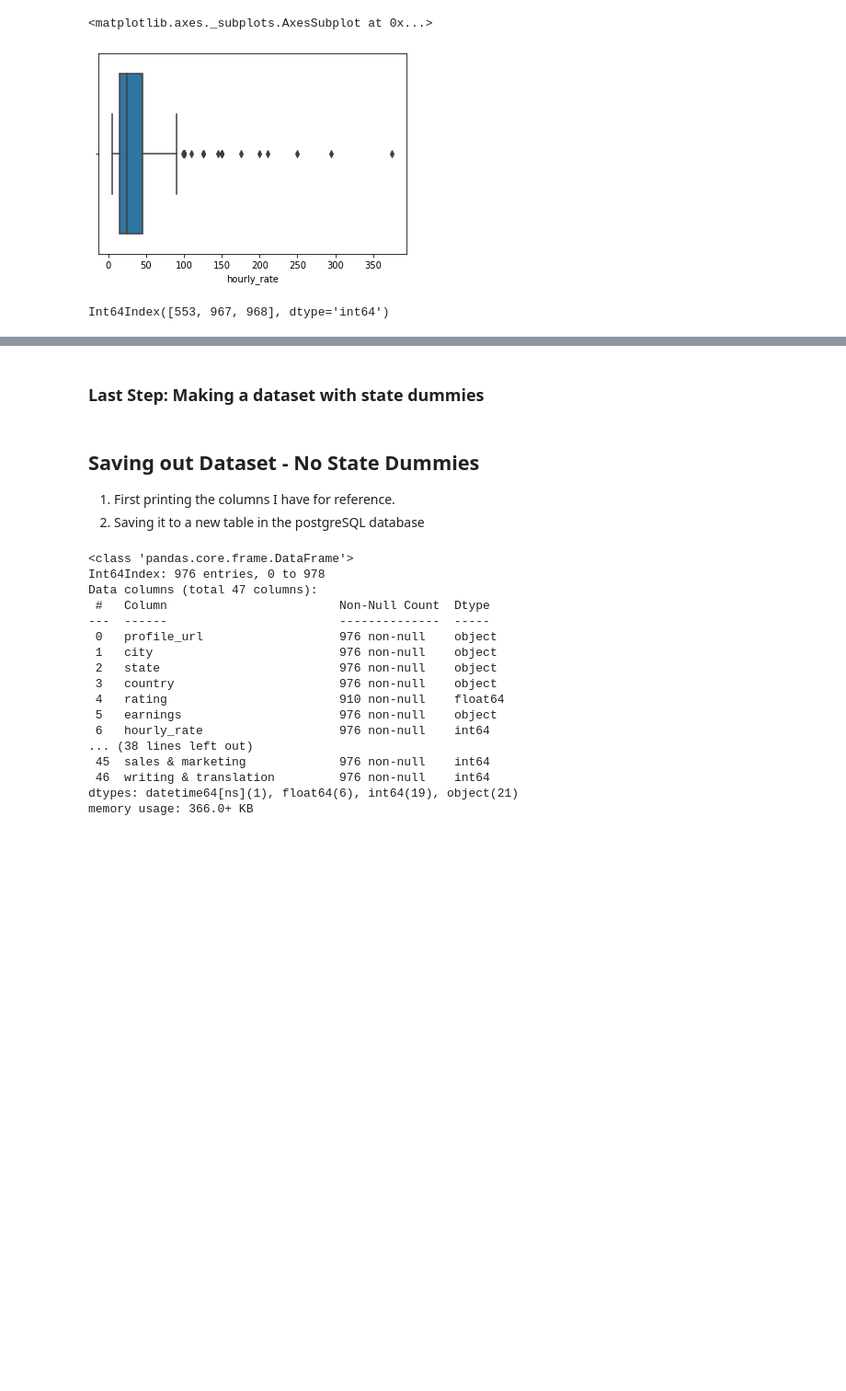
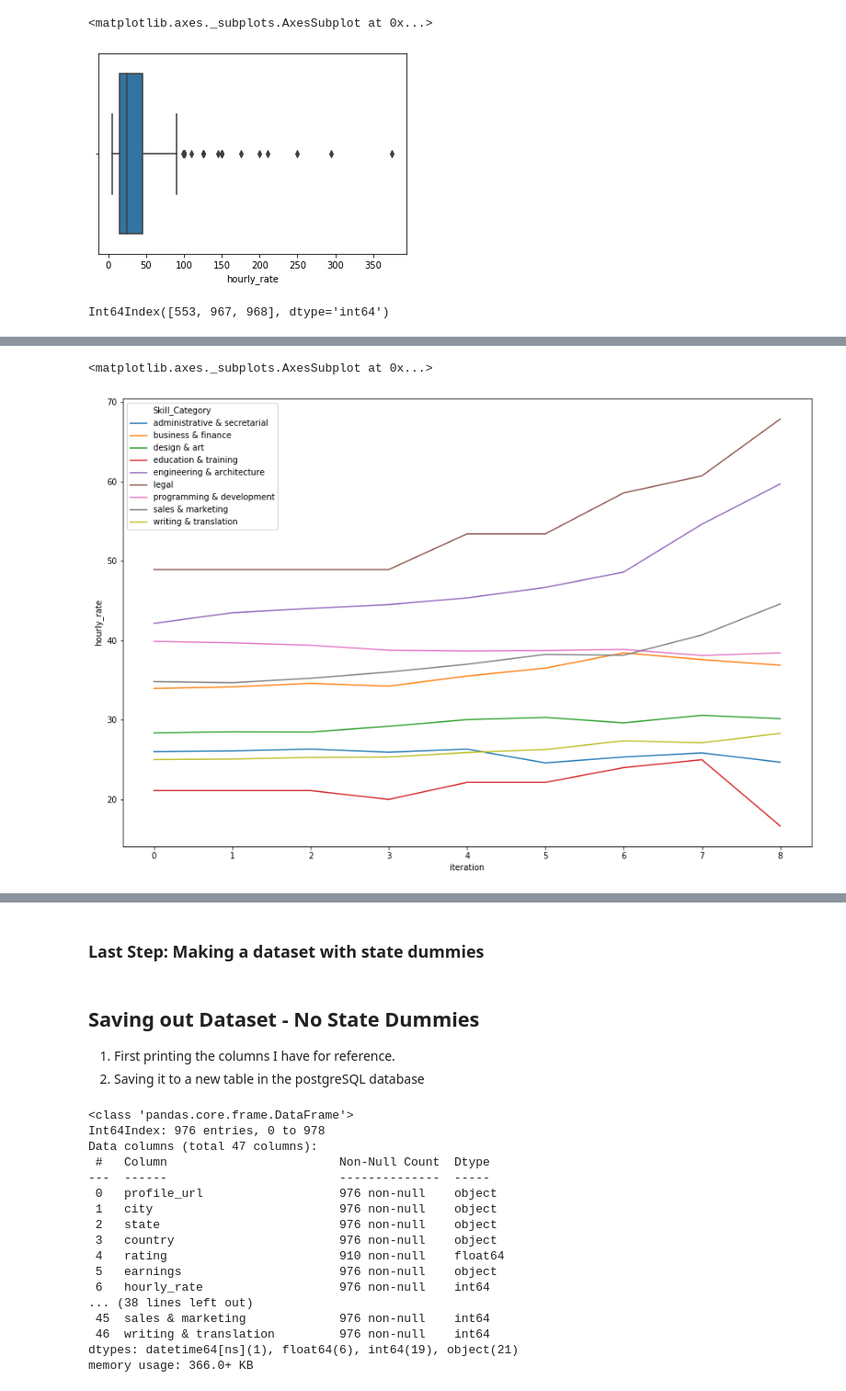
Before and after one commit to lmgibson/MyRate, a Jupyter notebook: notebooks/eda/myrate_eda.ipynb, the cells around one changed output, grey strips where cells are left out. Shown at 92% size. Drawn from its saved outputs; the diff is of its cells as text; code cells hidden in the pictures; blank space fills up the shorter version.

```diff
--- a/notebooks/eda/myrate_eda.ipynb
+++ b/notebooks/eda/myrate_eda.ipynb
@@ -636,0 +707,8 @@ dt = dt.drop(outliers,axis = 0)
+# %%
+# Creating worked_pst_year
+dt['worked_pst_yr'] = 0
+dt.loc[dt['earnings_pst_yr'] > 0, 'worked_pst_yr'] = 1
+# %%
+# Creating Hours Worked per Month
+dt['hours_worked_pr_mnth'] = ( dt['earnings_ever'] / dt['hourly_rate'] ) / dt['months_active']
+dt['hours_worked_pr_mnth_pst_yr'] = ( dt['earnings_pst_yr'] / 12 ) / dt['hourly_rate']
@@ -636,0 +829,12 @@ dt = dt.drop(outliers,axis = 0)
+# %%
+def mean_rate_by_hours_worked_by_skill(hour_threshold, skill_category, verbose = True):
+    tmp = dt[(dt.hours_worked_pr_mnth_pst_yr < hour_threshold) & dt[skill_category] == 1].hourly_rate.mean()
+
+    if verbose == True:
+        print("Mean hourly rate of people working less than",
+              str(hour_threshold) + ":",
+              tmp)
+    return tmp
+
+for i, val in enumerate([160, 100, 50, 20, 10, 5, 3, 2, 1]):
+    mean_rate_by_hours_worked_by_skill(val, 'programming & development')
@@ -636,0 +851,32 @@ dt = dt.drop(outliers,axis = 0)
+# %%
+# Let's drill into a specific subgroup and see if it holds
+
+skills = ['administrative & secretarial','business & finance', 'design & art', 'education & training',
+          'engineering & architecture', 'legal', 'programming & development','sales & marketing',
+          'writing & translation']
+
+hr_by_skill = {}
+for j, skill_val in enumerate(skills):
+
+    rate_by_hours = []
+    for i, val in enumerate([160, 100, 50, 20, 10, 5, 3, 2, 1]):
+        hrate = mean_rate_by_hours_worked_by_skill(val, skill_val, verbose = False)
+        rate_by_hours.append(hrate)
+
+    hr_by_skill.update({skill_val: rate_by_hours})
+
+# Cleaning
+hr_by_skill_pd = pd.DataFrame(hr_by_skill).stack()
+hr_by_skill_pd = hr_by_skill_pd.reset_index()
+#hr_by_skill_pd = hr_by_skill_pd.drop(['level_0'], axis = 1)
+hr_by_skill_pd.columns = ['iteration','Skill_Category','hourly_rate']
+
+# Plotting
+plt.figure(figsize=(15,10))
+sns.lineplot(x = hr_by_skill_pd.iteration, y = hr_by_skill_pd.hourly_rate,
+             hue = hr_by_skill_pd.Skill_Category)
+
+# The left most side is includes people who worked alot. The right most side is for those who barely worked.
+# %% [output]
+<matplotlib.axes._subplots.AxesSubplot at 0x...>
+[figure, added]
```
Also changed, not shown: parts of 15 cells of this notebook.
